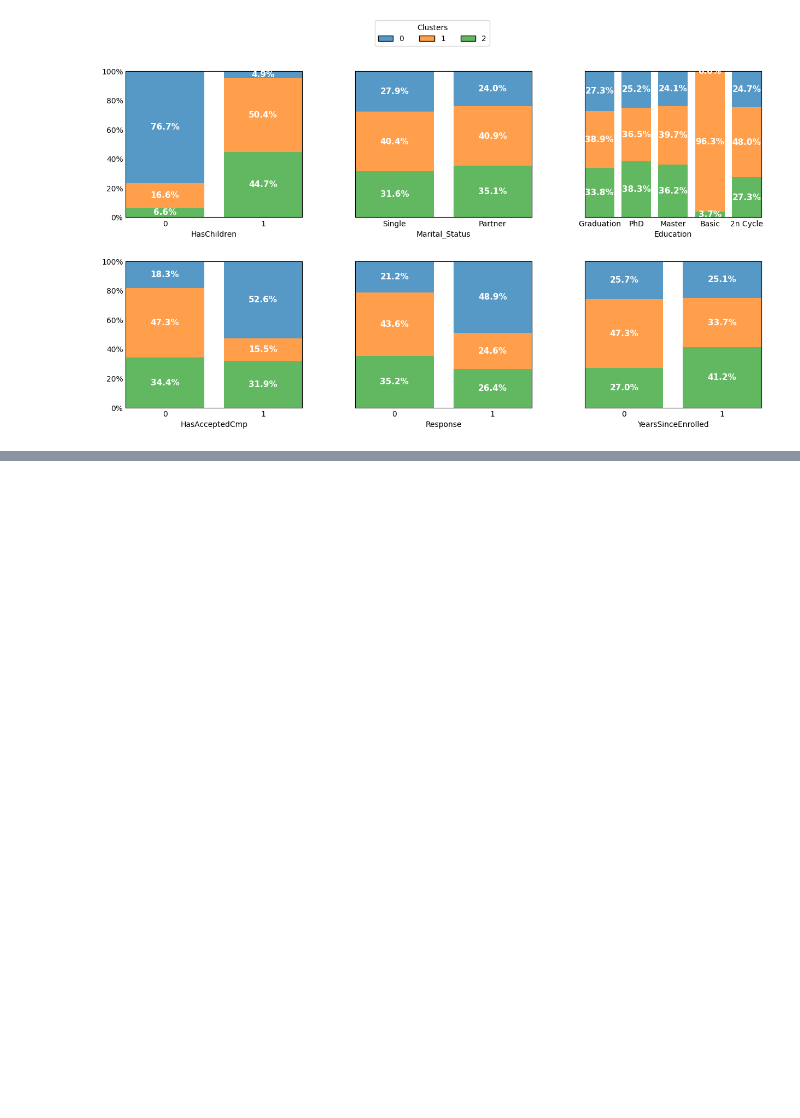
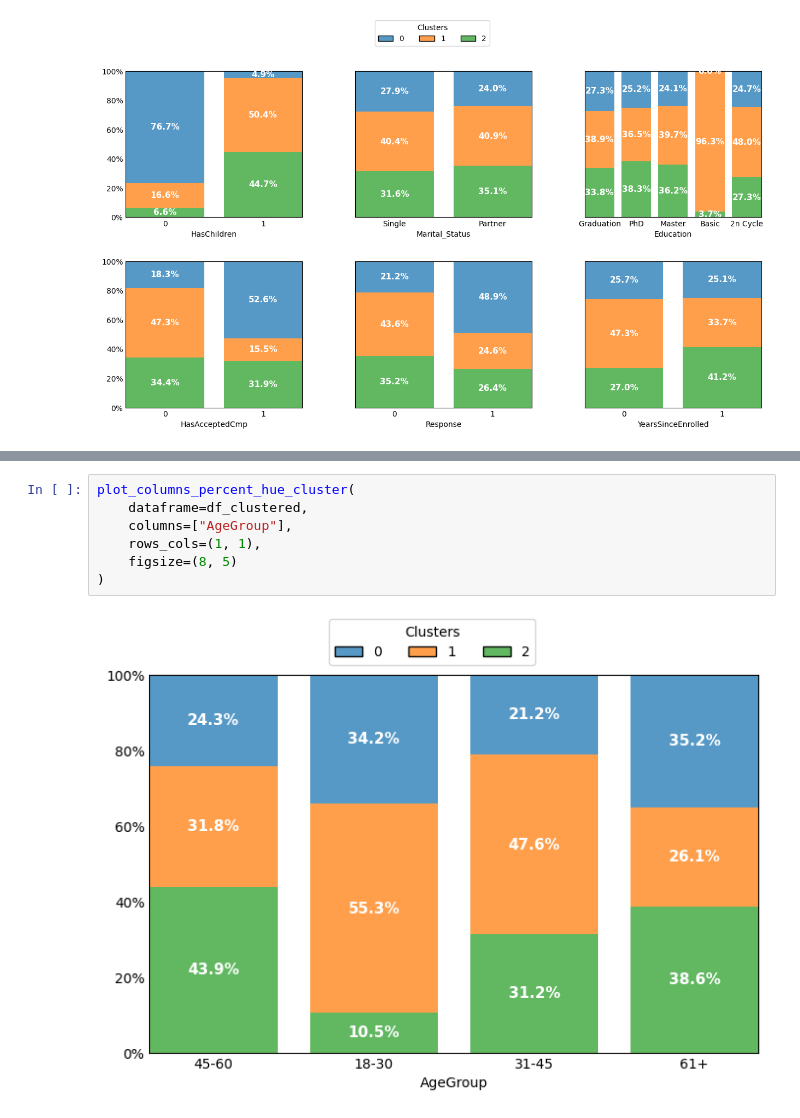
Before and after one commit to BraulioHermanson/IFOOD_2020, a Jupyter notebook: notebook/02_clustering.ipynb, the cells around one changed output, grey strips where cells are left out. Drawn from its saved outputs; the diff is of its cells as text; blank space fills up the shorter version.

```diff
--- a/notebook/02_clustering.ipynb
+++ b/notebook/02_clustering.ipynb
@@ -333,0 +352,9 @@ plot_columns_percent_hue_cluster(
+# %%
+plot_columns_percent_hue_cluster(
+    dataframe=df_clustered,
+    columns=["AgeGroup"],
+    rows_cols=(1, 1),
+    figsize=(8, 5)
+)
+# %% [output]
+[figure, added]
```
Also changed, not shown: parts of 3 cells of this notebook.
